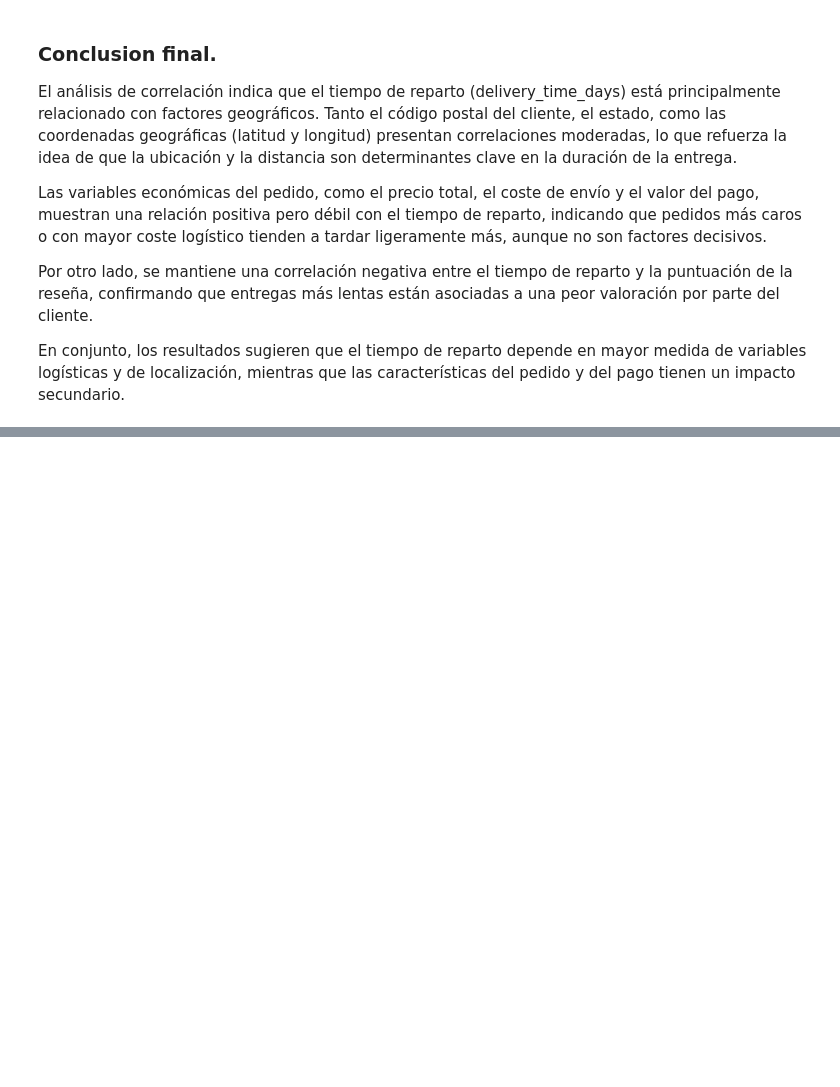
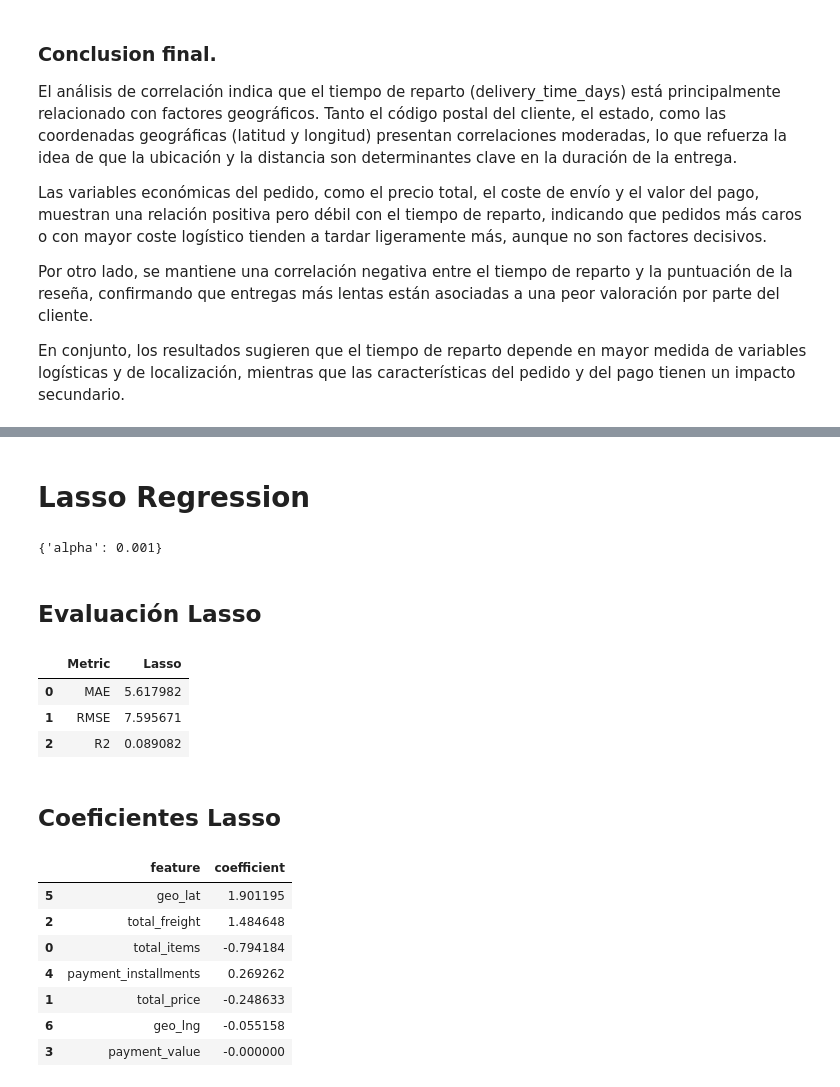
Before and after one commit to 4GeeksAcademy/sp-ml-20-final-project-g5, a Jupyter notebook: notebooks/proyectofinal.ipynb, the cells around one changed output, grey strips where cells are left out. Cells and saved outputs as stored; diff of their text form; code cells hidden in the pictures; blank space fills up the shorter version.

```diff
--- a/notebooks/proyectofinal.ipynb
+++ b/notebooks/proyectofinal.ipynb
@@ -463,0 +591,43 @@ En conjunto, los resultados sugieren que el tiempo de reparto depende en mayor m
+# %% [markdown]
+# Lasso Regression
+# %%
+lasso = Lasso(max_iter=10000)
+
+param_grid = {"alpha": [0.001, 0.01, 0.1, 1]}
+
+lasso_cv = GridSearchCV(lasso, param_grid, cv=5, scoring="neg_mean_absolute_error")
+
+lasso_cv.fit(X_train_scaled, y_train)
+
+lasso_best = lasso_cv.best_estimator_
+lasso_cv.best_params_
+# %% [output]
+{'alpha': 0.001}
+# %% [markdown]
+## Evaluación Lasso
+# %%
+y_pred_lasso = lasso_best.predict(X_test_scaled)
+
+lasso_metrics = pd.DataFrame({"Metric": ["MAE", "RMSE", "R2"],"Lasso": [mean_absolute_error(y_test, y_pred_lasso), np.sqrt(mean_squared_error(y_test, y_pred_lasso)), r2_score(y_test, y_pred_lasso)]})
+
+lasso_metrics
+# %% [output]
+|  | Metric | Lasso |
+| 0 | MAE | 5.617982 |
+| 1 | RMSE | 7.595671 |
+| 2 | R2 | 0.089082 |
+# %% [markdown]
+## Coeficientes Lasso
+# %%
+lasso_coef = (pd.DataFrame({"feature": features, "coefficient": lasso_best.coef_}).sort_values(by="coefficient", key=abs, ascending=False))
+
+lasso_coef
+# %% [output]
+|  | feature | coefficient |
+| 5 | geo_lat | 1.901195 |
+| 2 | total_freight | 1.484648 |
+| 0 | total_items | -0.794184 |
+| 4 | payment_installments | 0.269262 |
+| 1 | total_price | -0.248633 |
+| 6 | geo_lng | -0.055158 |
+| 3 | payment_value | -0.000000 |
```
Also changed, not shown: parts of 40 cells of this notebook.
